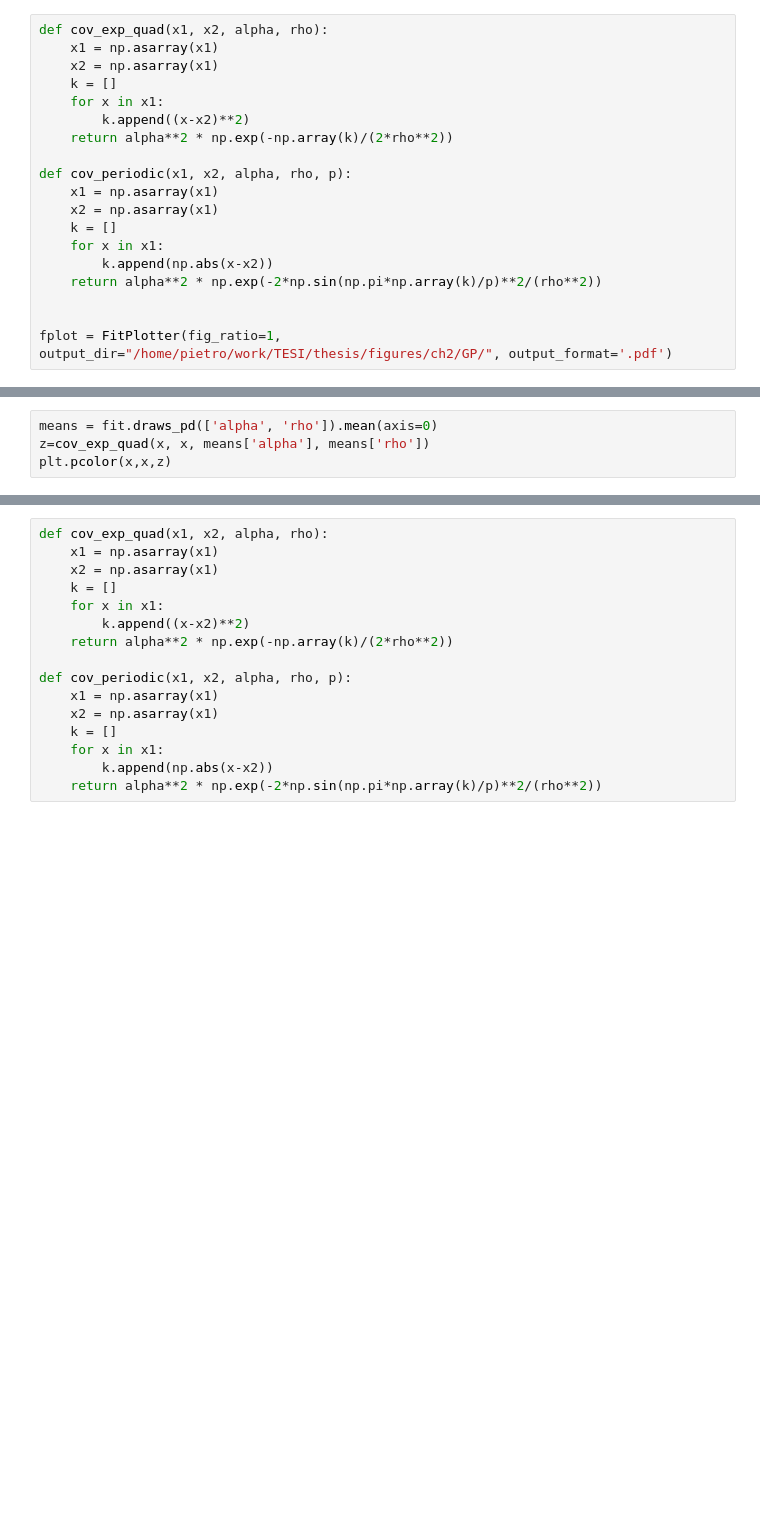
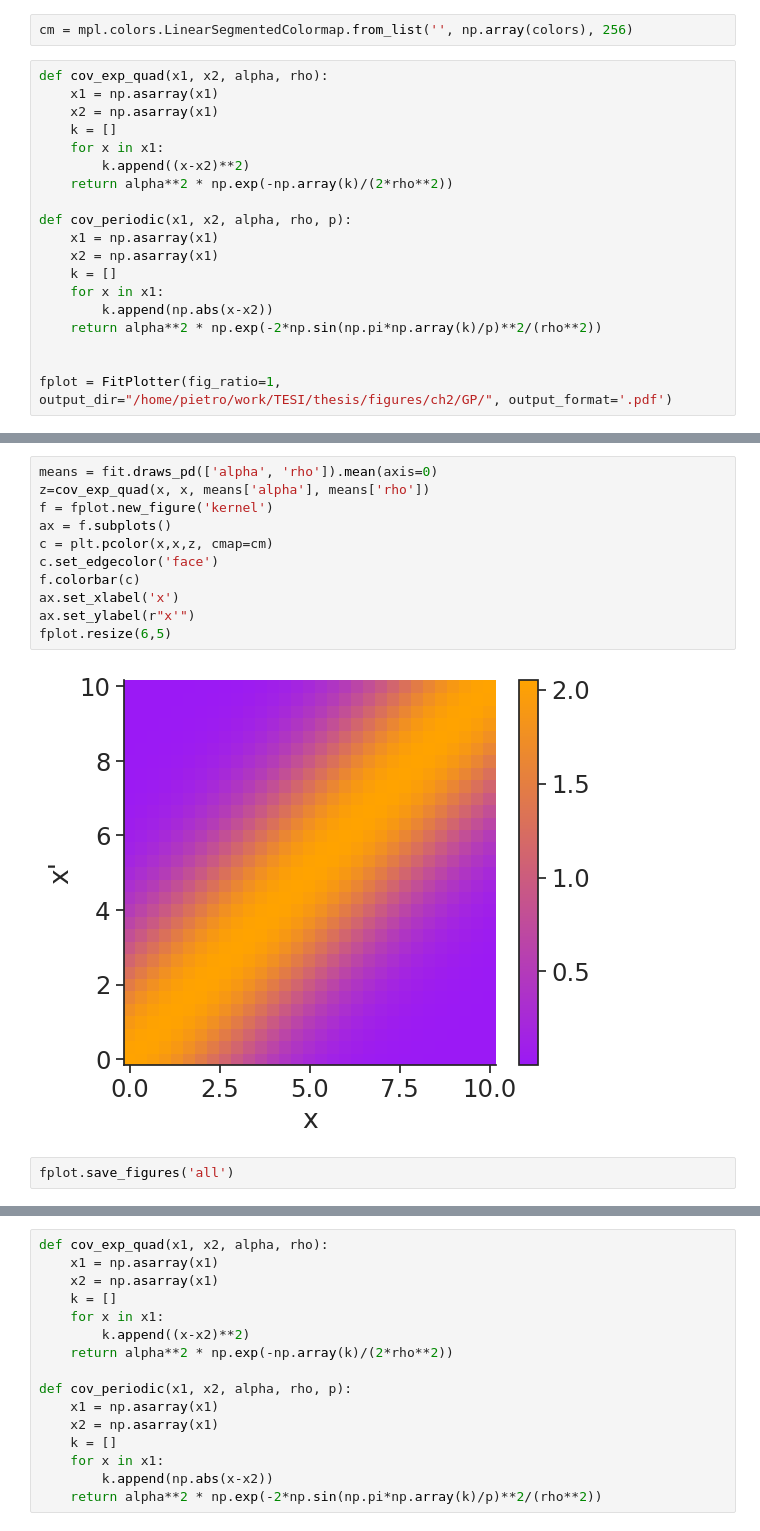
Before and after one commit to cryomib/baynes, a Jupyter notebook: notebooks/GP.ipynb, the cells around one changed output, grey strips where cells are left out. Saved outputs shown, nothing was run; the diff lists cells and outputs as text; blank space fills up the shorter version.

```diff
--- a/notebooks/GP.ipynb
+++ b/notebooks/GP.ipynb
@@ -16,3 +30,5 @@ plt.rc("axes.spines", top=False, right=False)
+# %%
+cm = mpl.colors.LinearSegmentedColormap.from_list('', np.array(colors), 256)
 # %%
 def cov_exp_quad(x1, x2, alpha, rho):
     x1 = np.asarray(x1)
@@ -69,7 +126,18 @@ np.mean(fit.draws_pd(['alpha']).to_numpy())
 # %%
 means = fit.draws_pd(['alpha', 'rho']).mean(axis=0)
 z=cov_exp_quad(x, x, means['alpha'], means['rho'])
-plt.pcolor(x,x,z)
+f = fplot.new_figure('kernel')
+ax = f.subplots()
+c = plt.pcolor(x,x,z, cmap=cm)
+c.set_edgecolor('face')
+f.colorbar(c)
+ax.set_xlabel('x')
+ax.set_ylabel(r"x'")
+fplot.resize(6,5)
+# %% [output]
+[figure, added]
+# %%
+fplot.save_figures('all')
 # %%
 stan_file = get_stan_file('GP_periodic.stan')
 modelper = CmdStanModel(stan_file=stan_file, **get_compiler_kwargs())
```
Also changed, not shown: parts of 14 cells of this notebook, 35 other files.
